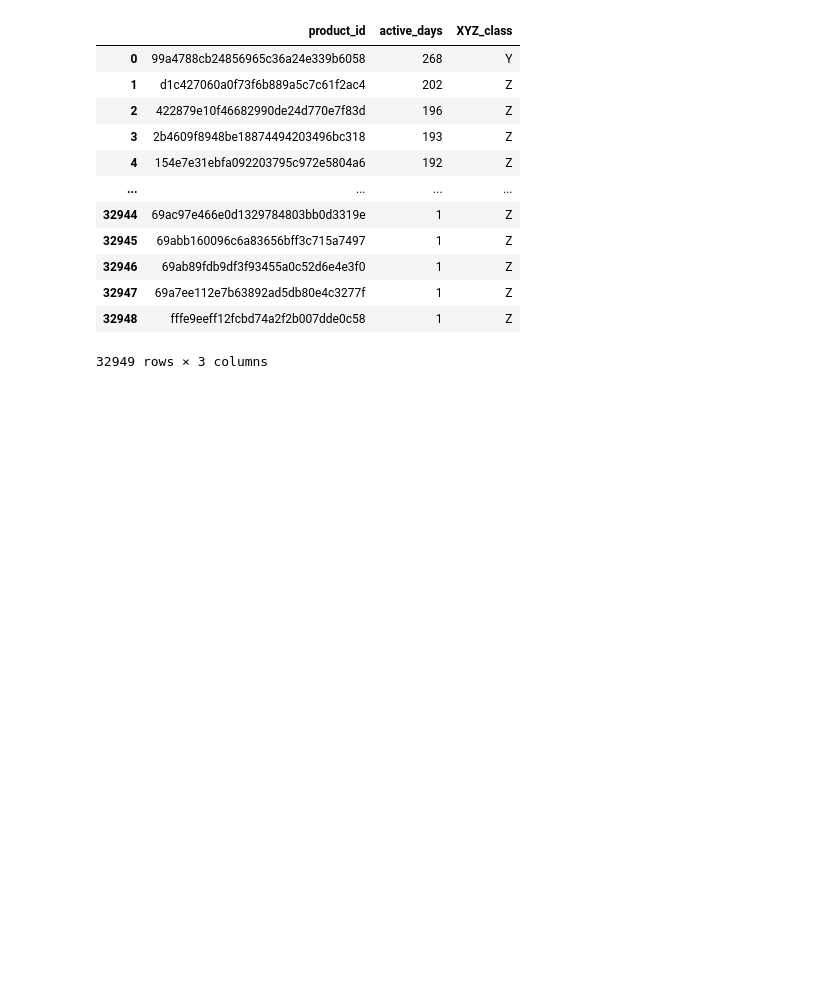
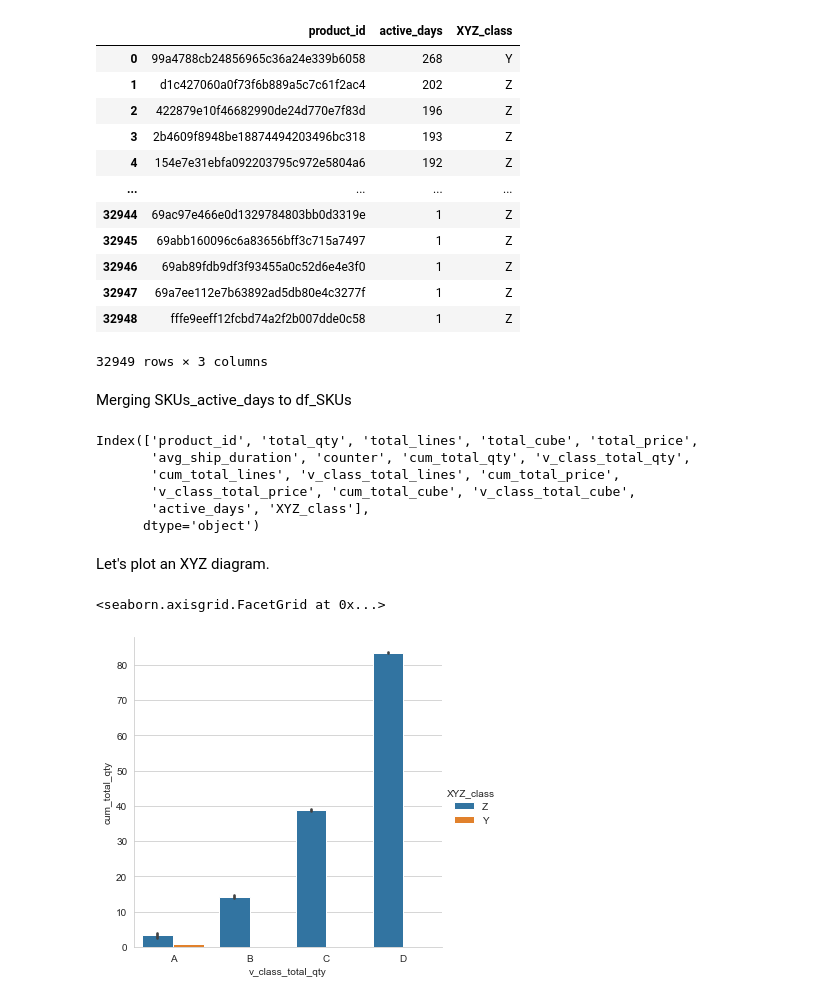
Before and after one commit to LarsTinnefeld/Olist-order-profile-analysis, a Jupyter notebook: olist_order_profile.ipynb, the cells around one changed output. Cells and saved outputs as stored; diff of their text form; code cells hidden in the pictures; blank space fills up the shorter version.

```diff
--- a/olist_order_profile.ipynb
+++ b/olist_order_profile.ipynb
@@ -301,7 +301,7 @@ def xyz_classifier(num):
     t_span = sample_timespan.days
     if num > (t_span * 2 / 3):
         activity_class = 'X'
-    elif num > (t_span / 3):
+    elif num > (t_span * 1 / 3):
         activity_class = 'Y'
     else:
         activity_class = 'Z'
@@ -325,3 +325,23 @@ SKUs_active_days
 | 32947 | 69a7ee112e7b63892ad5db80e4c3277f | 1 | Z |
 | 32948 | fffe9eeff12fcbd74a2f2b007dde0c58 | 1 | Z |
 32949 rows × 3 columns
+# %% [markdown]
+Merging SKUs_active_days to df_SKUs
+# %%
+df_SKUs = df_SKUs.merge(SKUs_active_days, on = 'product_id')
+# %%
+df_SKUs.columns
+# %% [output]
+Index(['product_id', 'total_qty', 'total_lines', 'total_cube', 'total_price',
+       'avg_ship_duration', 'counter', 'cum_total_qty', 'v_class_total_qty',
+       'cum_total_lines', 'v_class_total_lines', 'cum_total_price',
+       'v_class_total_price', 'cum_total_cube', 'v_class_total_cube',
+       'active_days', 'XYZ_class'],
+      dtype='object')
+# %% [markdown]
+Let's plot an XYZ diagram.
+# %%
+sns.catplot(data = df_SKUs, x = 'v_class_total_qty', y = 'cum_total_qty', kind = 'bar', aspect = 1, hue = 'XYZ_class')
+# %% [output]
+<seaborn.axisgrid.FacetGrid at 0x...>
+[figure, added]
```
